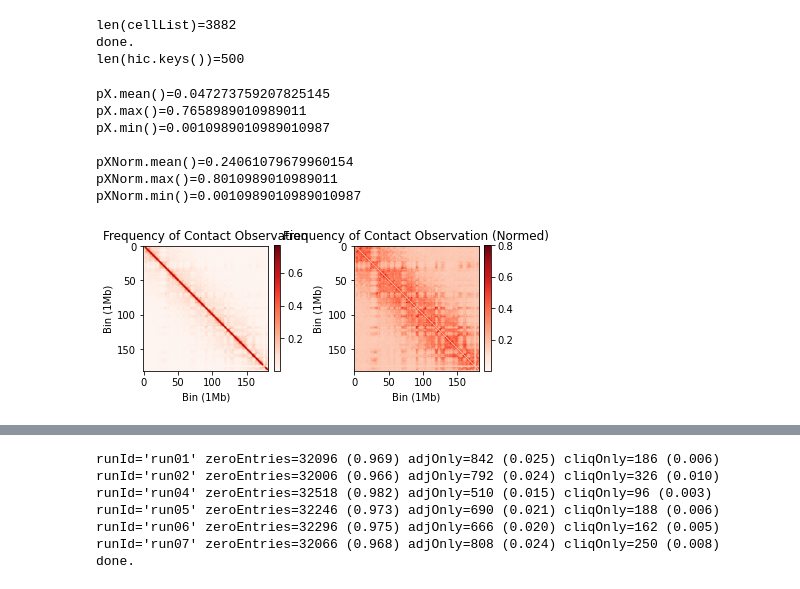
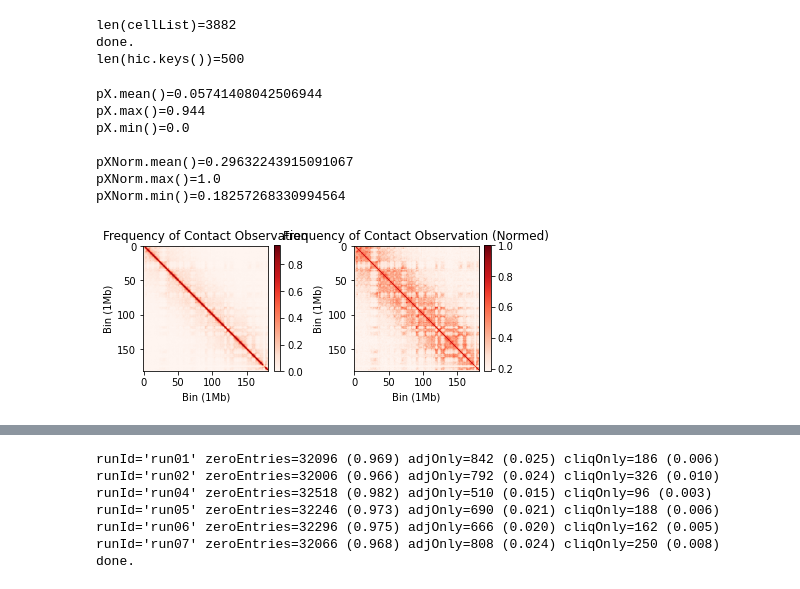
Before and after one commit to CooperStansbury/scPoreC-analysis, a Jupyter notebook: notebooks/contactProbability.ipynb, the cells around one changed output, grey strips where cells are left out. Cells and saved outputs as stored; diff of their text form; code cells hidden in the pictures.

```diff
--- a/notebooks/contactProbability.ipynb
+++ b/notebooks/contactProbability.ipynb
@@ -197,7 +198,7 @@ for k, v in hic.items():
 
 
 pX = pX / len(hic)
-pX = pcu.pageRankNorm(pX, d=d)
+# pX = pcu.pageRankNorm(pX, d=d)
 
 
 pXNorm = np.zeros(pX.shape)
@@ -208,43 +209,46 @@ for i in range(len(pX)):
     for j in range(len(pX)):
         pXNorm[i, j] = pX[i, j] * np.log(np.abs(i -j) + d )
 
+
+
 pXNorm = (pXNorm - np.min(pXNorm))/np.ptp(pXNorm)
-pXNorm = pcu.pageRankNorm(pXNorm, d=d)
+np.fill_diagonal(pXNorm, 1.0)
+# pXNorm = pcu.pageRankNorm(pXNorm, d=d)
 
 print(f"{pX.mean()=}")
 print(f"{pX.max()=}")
 print(f"{pX.min()=}")
 print()
 print(f"{pXNorm.mean()=}")
 print(f"{pXNorm.max()=}")
 print(f"{pXNorm.min()=}")
 
 plt.rcParams['figure.dpi'] = 150
 plt.rcParams['figure.figsize'] = 8, 8
 
 fig = plt.figure()
 
 fig.add_subplot(1, 2, 1)
 plt.imshow(pX, cmap='Reds')
 plt.colorbar(fraction=0.046, pad=0.04)
 plt.title('Frequency of Contact Observation')
 plt.xlabel("Bin (1Mb)")
 plt.ylabel("Bin (1Mb)")
 
 fig.add_subplot(1, 2, 2)
 plt.imshow(pXNorm, cmap='Reds')
 plt.colorbar(fraction=0.046, pad=0.04)
 plt.title('Frequency of Contact Observation (Normed)')
 plt.xlabel("Bin (1Mb)")
 plt.ylabel("Bin (1Mb)")
 
 plt.tight_layout()
 # %% [output]
-pX.mean()=0.047273759207825145
-pX.max()=0.7658989010989011
-pX.min()=0.0010989010989010987
+pX.mean()=0.05741408042506944
+pX.max()=0.944
+pX.min()=0.0
 
-pXNorm.mean()=0.24061079679960154
-pXNorm.max()=0.8010989010989011
-pXNorm.min()=0.0010989010989010987
+pXNorm.mean()=0.29632243915091067
+pXNorm.max()=1.0
+pXNorm.min()=0.18257268330994564
-[figure, old version]
+[figure, new version]
```
Also changed, not shown: parts of 11 cells of this notebook, 6 other files.
